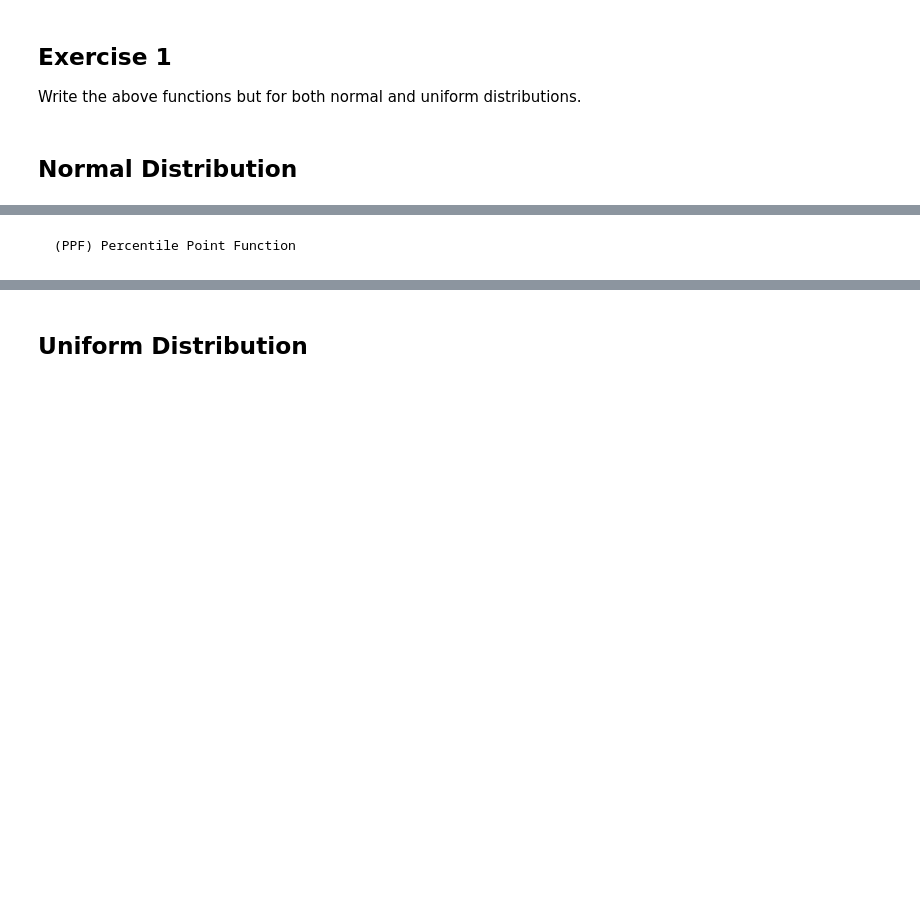
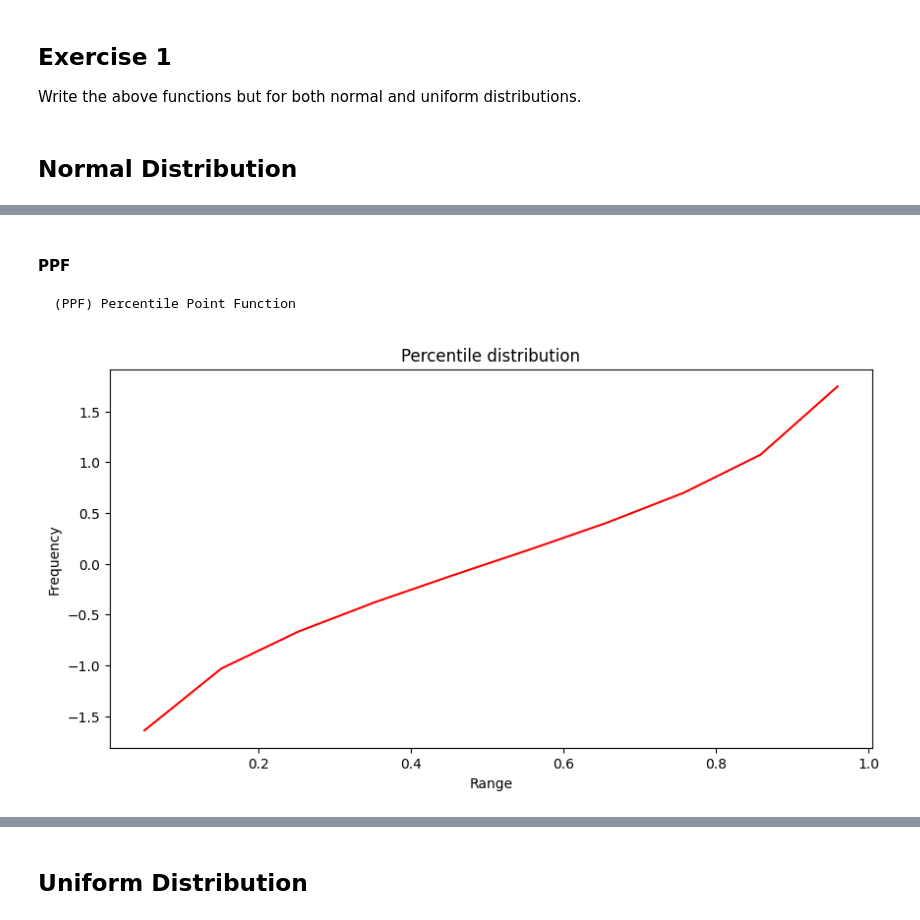
Before and after one commit to gutierenmanuel/probability-distribution-exercises-project-with-python, a Jupyter notebook: notebook/problems.ipynb, the cells around one changed output, grey strips where cells are left out. Cells and saved outputs as stored; diff of their text form; code cells hidden in the pictures; blank space fills up the shorter version.

```diff
--- a/notebook/problems.ipynb
+++ b/notebook/problems.ipynb
@@ -147,13 +163,30 @@ cdf_values_norm = cdf_normal(random_normal_data, mu, sigma)
 # %% [markdown]
+#### PPF
 
     (PPF) Percentile Point Function
 # %%
 
 def ppf_normal(probability, mu, sigma):
 
     #Calcule the percentile point function
 
     ppf = stats.norm.ppf(probability, loc=mu, scale=sigma)
     return ppf
 
-ppf_values_norm = ppf_normal(random_normal_data, mu, sigma)
+ppf_values_norm = ppf_normal(data, mu, sigma)
+
+
+# Graphic the normal distribution
+plt.figure(figsize = (10, 5))
+plt.plot(data, ppf_values_norm, color= 'red')
+
+# Personalizate the graphic
+plt.title('Percentile distribution')
+plt.xlabel('Range')
+plt.ylabel('Frequency')
+
+
+# Show the histogram
+plt.show()
+# %% [output]
+[figure, added]
```
Also changed, not shown: parts of 14 cells of this notebook.
